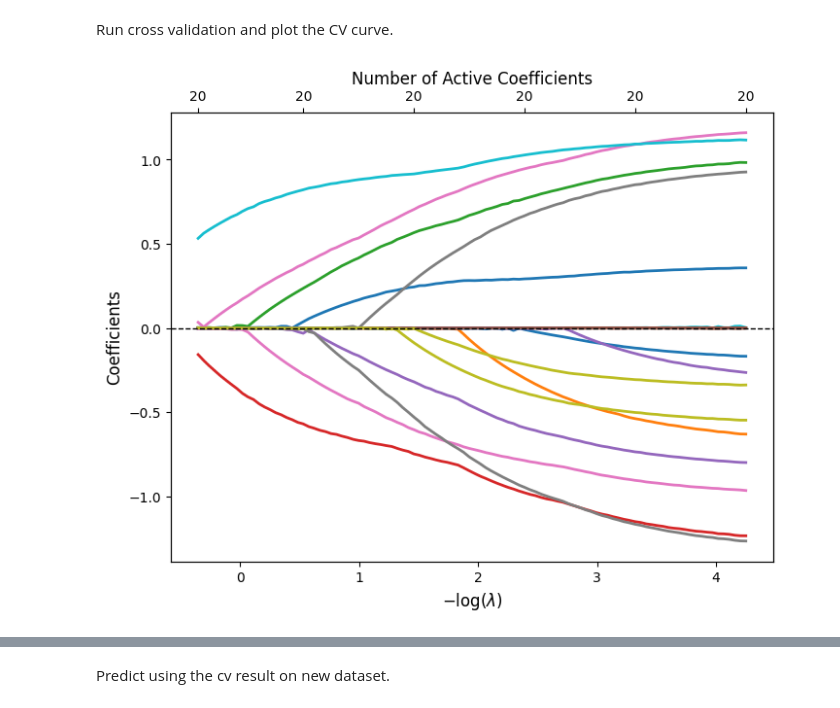
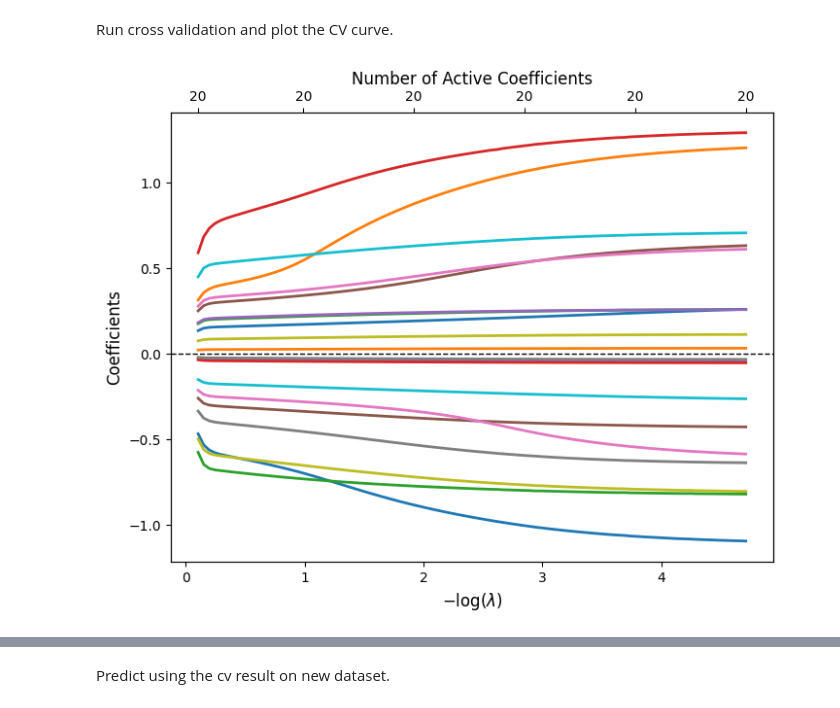
Before and after one commit to Georige/uni-lasso, a Jupyter notebook: examples/unilasso_example_workflow.ipynb, the cells around one changed output, grey strips where cells are left out. Saved outputs shown, nothing was run; the diff lists cells and outputs as text; code cells hidden in the pictures.

```diff
--- a/examples/unilasso_example_workflow.ipynb
+++ b/examples/unilasso_example_workflow.ipynb
@@ -26,10 +25,10 @@ plot(gaussian_fit)
 Run cross validation and plot the CV curve.
 # %%
 # lmdas = None means that the function will choose the best lambda for you
-my_fit = fit_uni(X, y, family='gaussian', lmdas = None)
+my_fit = fit_uni(X, y, family='gaussian', lmdas = None,negative_penalty=1000.0)
 plot_uni(my_fit)
 # %% [output]
-[figure, old version]
+[figure, new version]
 # %%
 cv_fit = cv_unilasso(X, y, family='gaussian')
 plot_cv(cv_fit)
```
Also changed, not shown: parts of 6 cells of this notebook, 2 other files.
